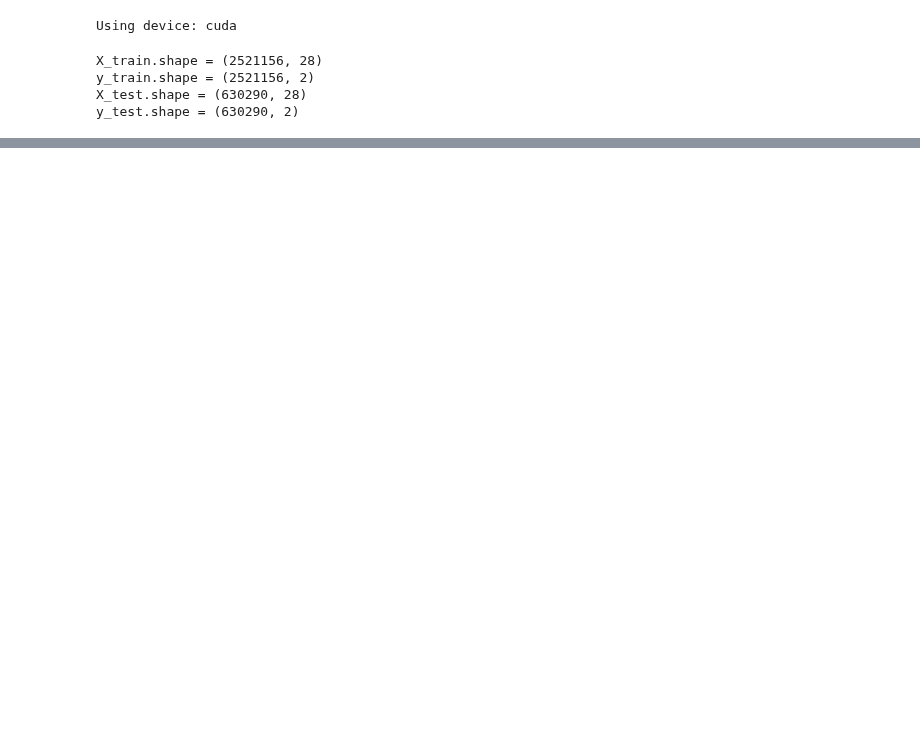
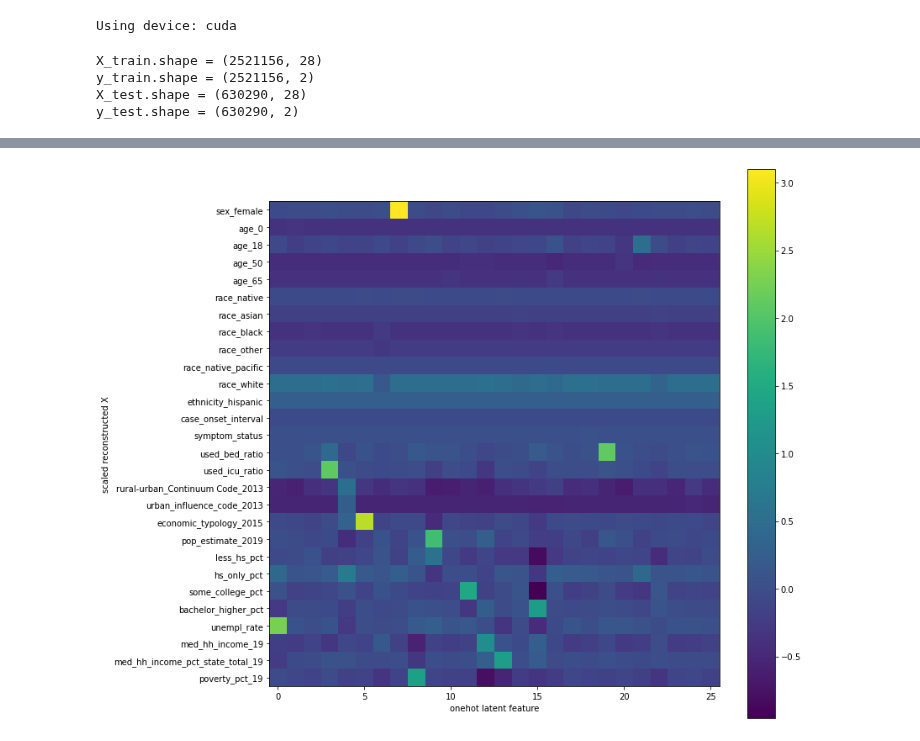
Before and after one commit to psaegert/AML-Final, a Jupyter notebook: models/INN_test.ipynb, the cells around one changed output, grey strips where cells are left out. Saved outputs shown, nothing was run; the diff lists cells and outputs as text; code cells hidden in the pictures; blank space fills up the shorter version.

```diff
--- a/models/INN_test.ipynb
+++ b/models/INN_test.ipynb
@@ -161,0 +110,5 @@ confusion matrix:
+# %%
+y_sample = torch.Tensor([[0, 1]]*26).to(device)
+z_sample = F.one_hot(torch.arange(0, 26)).to(device)
+# %%
+x_sample_pred_scaled = inn.inverse(y_sample, z_sample)
@@ -161,0 +117,40 @@ confusion matrix:
+# %%
+keys = [
+    'sex_female',
+    'age_0',
+    'age_18',
+    'age_50',
+    'age_65',
+    'race_native',
+    'race_asian',
+    'race_black',
+    'race_other',
+    'race_native_pacific',
+    'race_white',
+    'ethnicity_hispanic',
+    'case_onset_interval',
+    'symptom_status',
+    'used_bed_ratio',
+    'used_icu_ratio',
+    'rural-urban_Continuum Code_2013',
+    'urban_influence_code_2013',
+    'economic_typology_2015',
+    'pop_estimate_2019',
+    'less_hs_pct',
+    'hs_only_pct',
+    'some_college_pct',
+    'bachelor_higher_pct',
+    'unempl_rate',
+    'med_hh_income_19',
+    'med_hh_income_pct_state_total_19',
+    'poverty_pct_19',
+]
+# %%
+fig, ax = plt.subplots(1, 1, figsize=(12, 12))
+img = ax.imshow(x_sample_pred_scaled.detach().cpu().T);
+fig.colorbar(img, ax=ax);
+ax.set_xlabel('onehot latent feature'); ax.set_ylabel('scaled reconstructed X');
+ax.set_yticks(np.arange(28))
+ax.set_yticklabels(keys);
+# %% [output]
+[figure, added]
```
Also changed, not shown: parts of 11 cells of this notebook, 1 other file.
